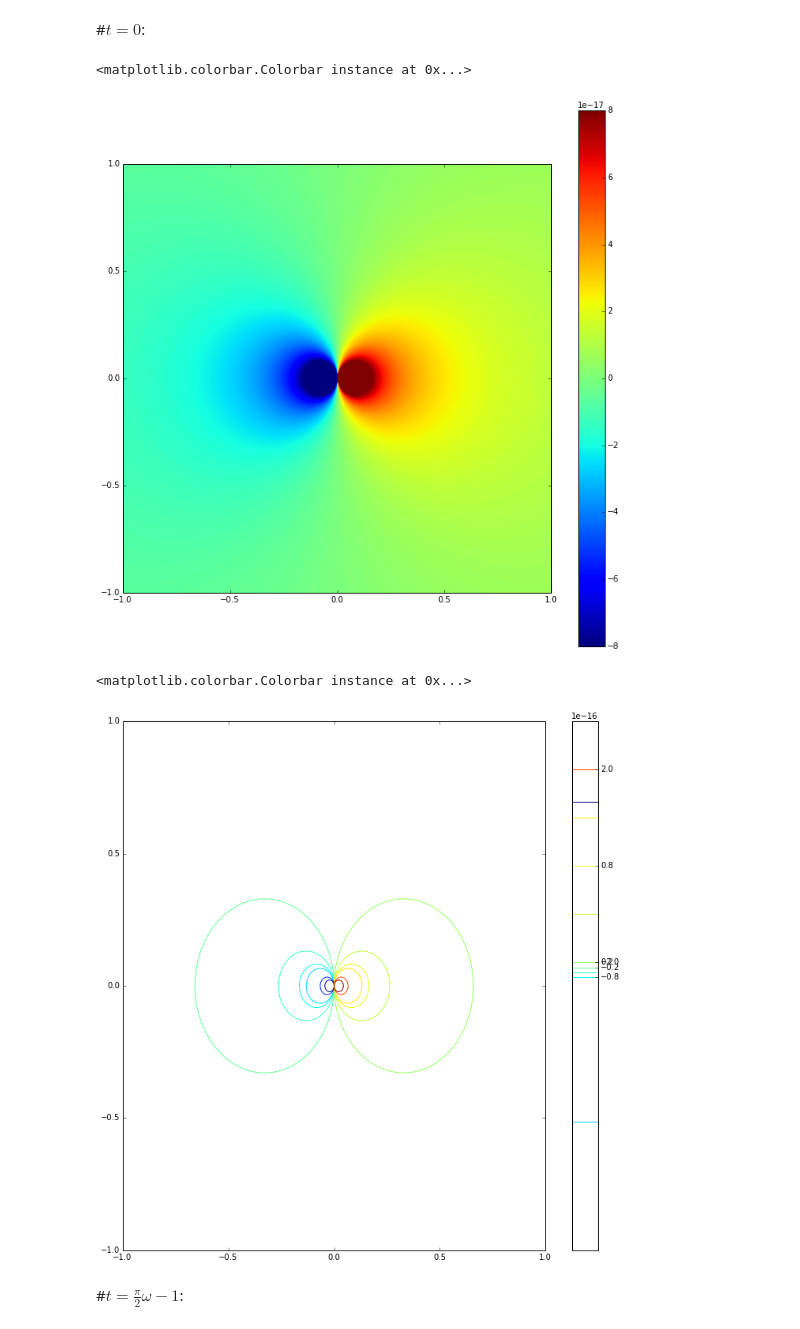
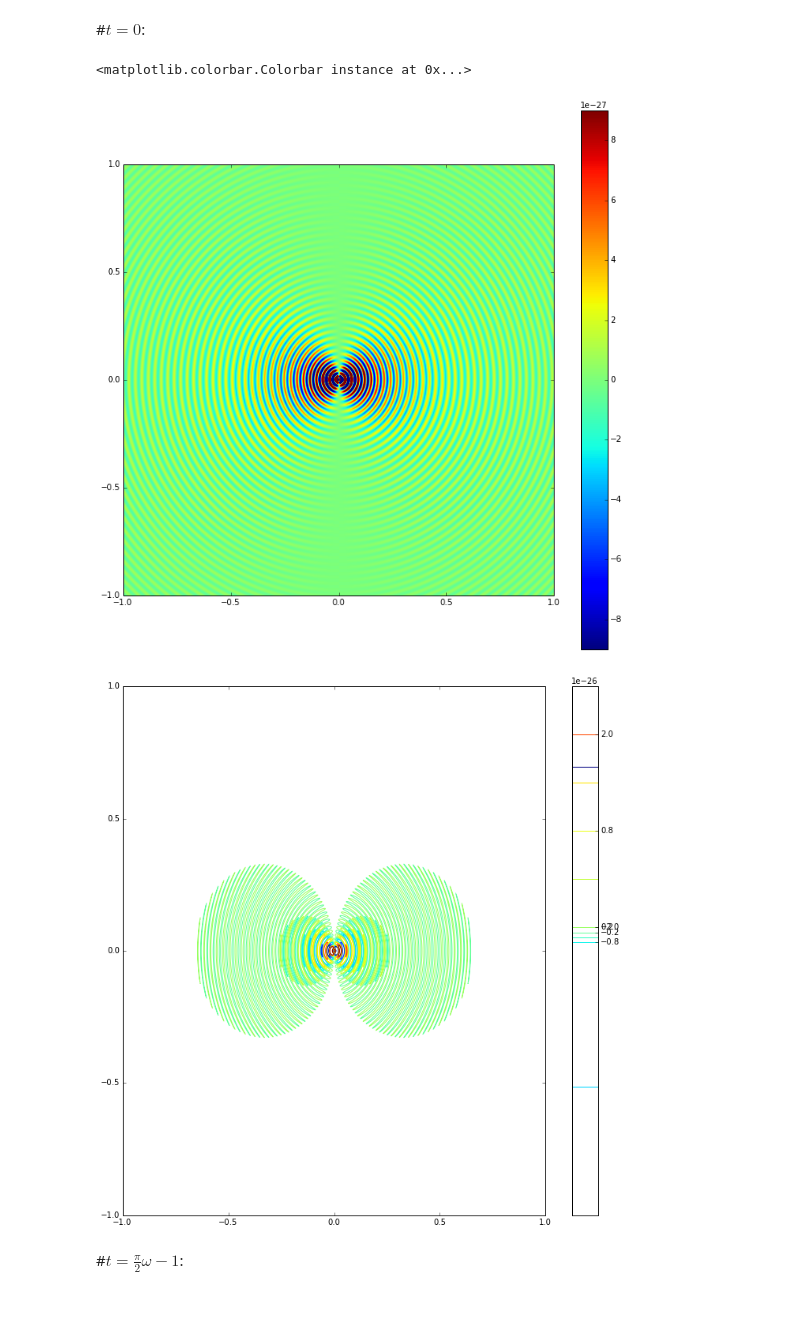
Before and after one commit to mariacamilarg/NotebooksVarios, a Jupyter notebook: Electromagnetismo2/Taller10Punto1.ipynb, the cells around one changed output. Drawn from its saved outputs; the diff is of its cells as text; code cells hidden in the pictures.

```diff
--- a/Electromagnetismo2/Taller10Punto1.ipynb
+++ b/Electromagnetismo2/Taller10Punto1.ipynb
@@ -40,13 +40,13 @@ def E(r, theta, t):
 #Función llenar matriz:
 
 def llenar_matriz(t):
-    num_xs = 1001
-    num_ys = 1001
+    num_xs = 2001
+    num_ys = 2001
 
     matriz = zeros((num_xs, num_ys))
 
-    xs = linspace(-1,1,num_xs)
-    ys = linspace(-1,1,num_ys)
+    xs = linspace(-10**10,10**10,num_xs)
+    ys = linspace(-10**10,10**10,num_ys)
 
     for i in range(num_xs):
         for j in range(num_ys):
@@ -81,22 +79,19 @@ En coordenadas polares (este theta es en realidad pi - theta):
 #$t=0$:
 # %%
 matriz = llenar_matriz(ts[0])
-# %%
-fig = figure(figsize=(12,12))
-imshow(matriz,extent=[-1,1,-1,1], vmin=-8*10**(-17), vmax=8*10**(-17))
-colorbar()
-# %% [output]
-<matplotlib.colorbar.Colorbar instance at 0x...>
-[figure, removed]
-# %%
-lvs = [-2*10**(-17),-5*10**(-17),-8*10**(-17),-10*10**(-17),-20*10**(-17),-30*10**(-17),2*10**(-17),5*10**(-17),8*10**(-17),10*10**(-17),20*10**(-17),30*10**(-17)]
-
-fig = figure(figsize=(12,12))
-contour(matriz,extent=[-1,1,-1,1], levels=lvs)
-colorbar()
-# %% [output]
-<matplotlib.colorbar.Colorbar instance at 0x...>
-[figure, removed]
+# %%
+fig = figure(figsize=(12,12))
+imshow(matriz,extent=[-1,1,-1,1], vmin=-9*10**(-27), vmax=9*10**(-27))
+colorbar()
+
+fig = figure(figsize=(12,12))
+lvs = [-2*10**(-27),-5*10**(-27),-8*10**(-27),-10*10**(-27),-20*10**(-27),-30*10**(-27),2*10**(-27),5*10**(-27),8*10**(-27),10*10**(-27),20*10**(-27),30*10**(-27)]
+contour(matriz,extent=[-1,1,-1,1], levels=lvs)
+colorbar()
+# %% [output]
+<matplotlib.colorbar.Colorbar instance at 0x...>
+[figure, added]
+[figure, added]
 # %% [markdown]
 #$t=\frac{\pi}{2} \omega- 1$:
 # %%
```
Also changed, not shown: parts of 7 cells of this notebook.
